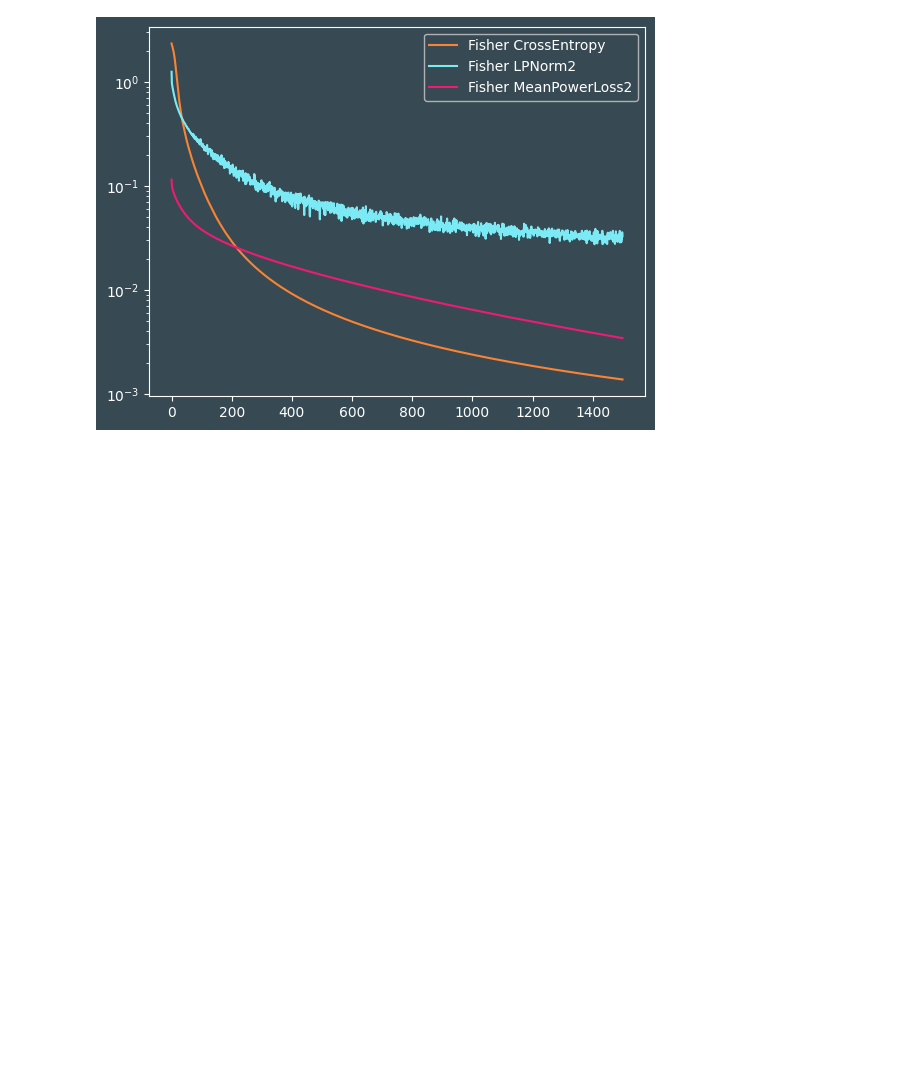
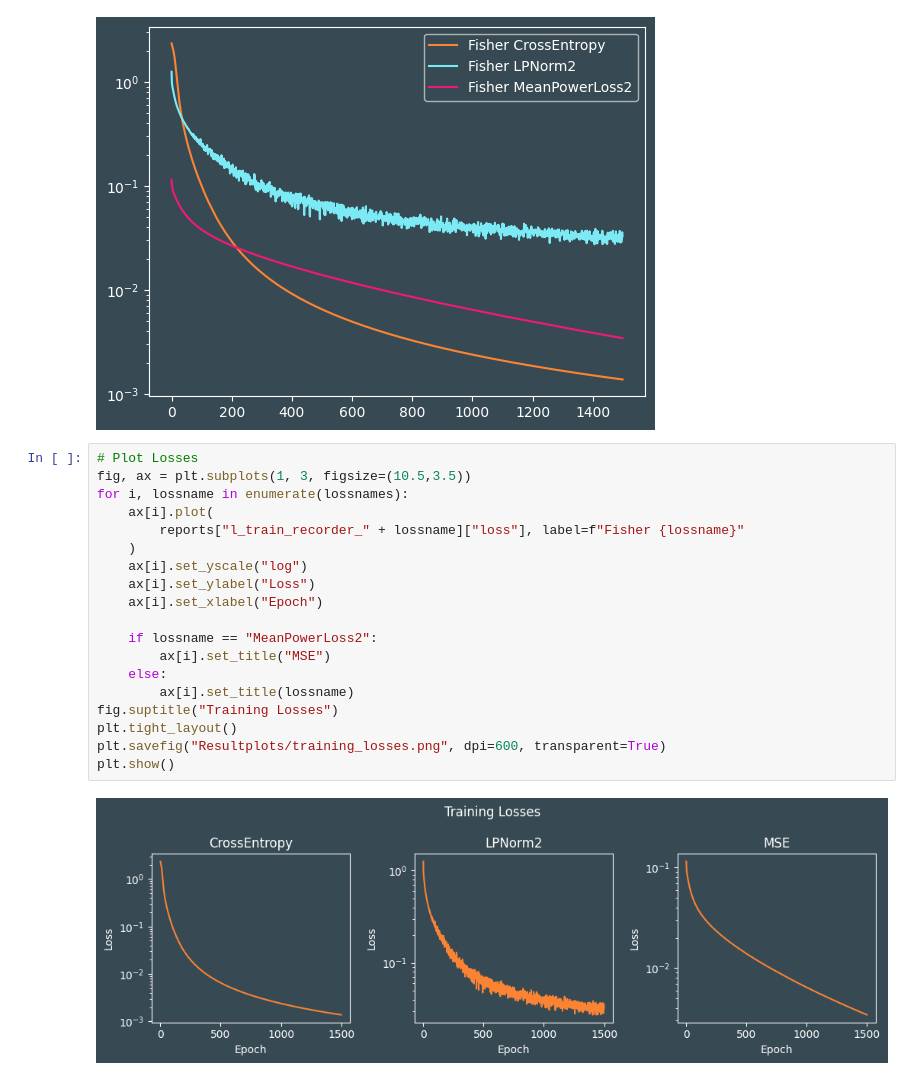
Before and after one commit to ma-sauter/Talks, a Jupyter notebook: dpg-fruehjahrstagung-2024/Experiments/Plotting.ipynb, the cells around one changed output. Drawn from its saved outputs; the diff is of its cells as text; blank space fills up the shorter version.

```diff
--- a/dpg-fruehjahrstagung-2024/Experiments/Plotting.ipynb
+++ b/dpg-fruehjahrstagung-2024/Experiments/Plotting.ipynb
@@ -51,3 +52,24 @@ plt.yscale("log")
 plt.show()
 # %% [output]
 [figure]
+# %%
+# Plot Losses
+fig, ax = plt.subplots(1, 3, figsize=(10.5,3.5))
+for i, lossname in enumerate(lossnames):
+    ax[i].plot(
+        reports["l_train_recorder_" + lossname]["loss"], label=f"Fisher {lossname}"
+    )
+    ax[i].set_yscale("log")
+    ax[i].set_ylabel("Loss")
+    ax[i].set_xlabel("Epoch")
+
+    if lossname == "MeanPowerLoss2":
+        ax[i].set_title("MSE")
+    else:
+        ax[i].set_title(lossname)
+fig.suptitle("Training Losses")
+plt.tight_layout()
+plt.savefig("Resultplots/training_losses.png", dpi=600, transparent=True)
+plt.show()
+# %% [output]
+[figure, added]
```
Also changed, not shown: parts of 7 cells of this notebook, 15 other files.
